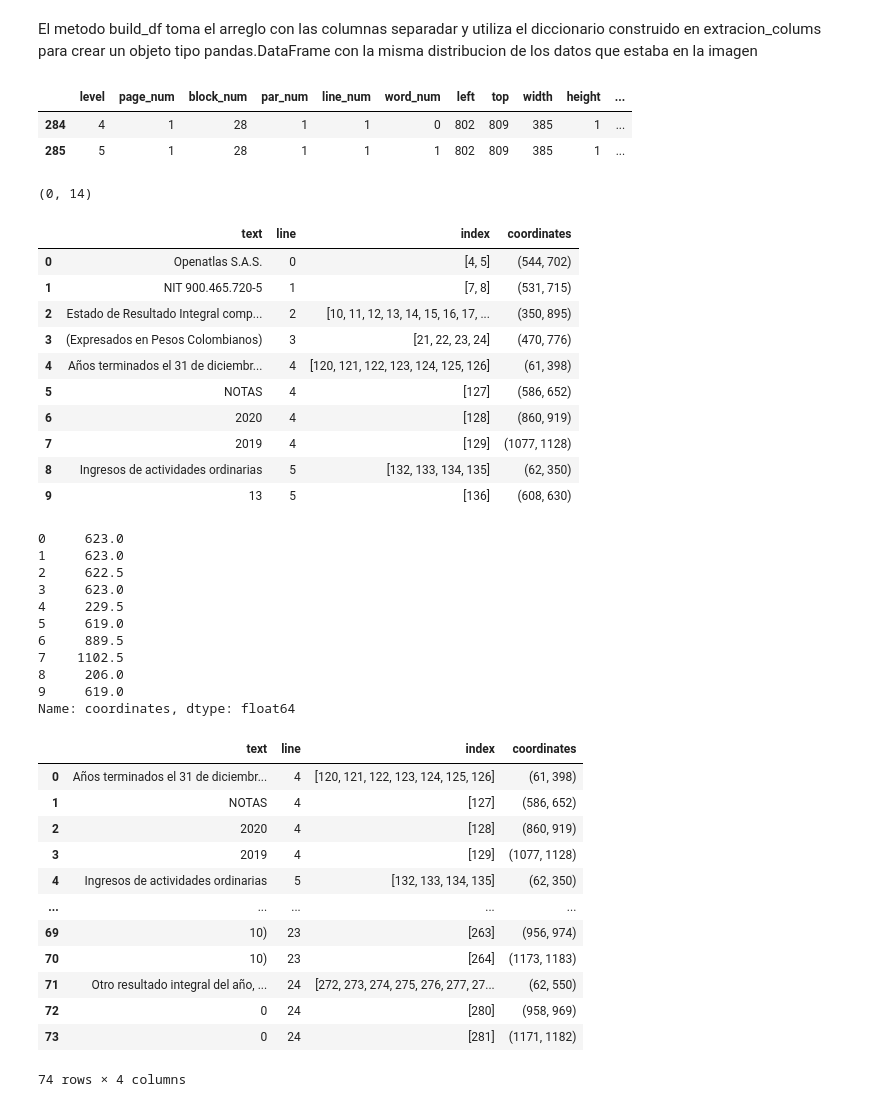
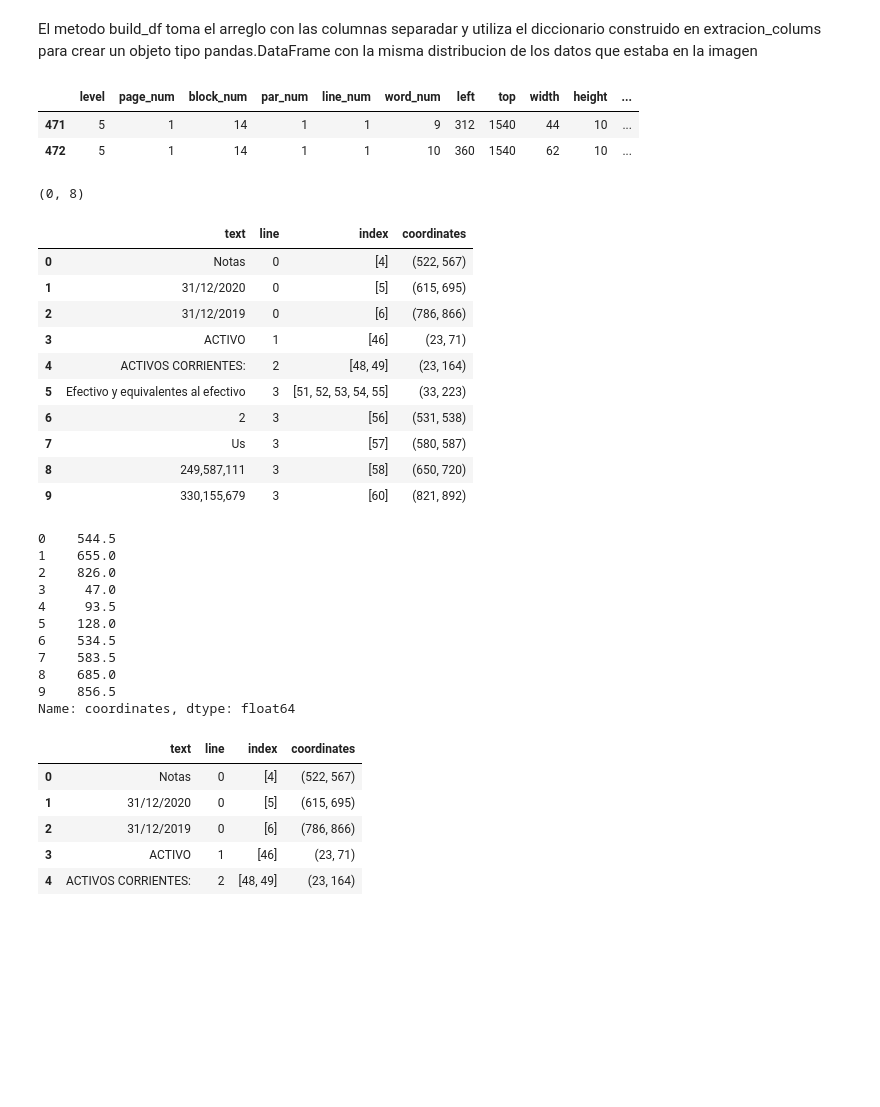
Before and after one commit to EdissonPO/desarrollo_reto, a Jupyter notebook: dataFrame.ipynb, the cells around one changed output. Saved outputs shown, nothing was run; the diff lists cells and outputs as text; code cells hidden in the pictures; blank space fills up the shorter version.

```diff
--- a/dataFrame.ipynb
+++ b/dataFrame.ipynb
@@ -461,7 +461,7 @@ def del_headEnd(df):
 # %%
 #main
 #path = r'./reto/1.PNG'
-path = r'.\reto\2.PNG'
+path = r'.\reto\14.PNG'
 image = cv2.imread(path)
 gray = get_grayscale(image)
 th = thresholding(gray)
@@ -476,8 +476,8 @@ data = pytesseract.image_to_data(img, lang= 'eng+spa', config=custom_config, out
 pd.DataFrame(data).tail(2)
 # %% [output]
 |  | level | page_num | block_num | par_num | line_num | word_num | left | top | width | height | ... |
-| 284 | 4 | 1 | 28 | 1 | 1 | 0 | 802 | 809 | 385 | 1 | ... |
-| 285 | 5 | 1 | 28 | 1 | 1 | 1 | 802 | 809 | 385 | 1 | ... |
+| 471 | 5 | 1 | 14 | 1 | 1 | 9 | 312 | 1540 | 44 | 10 | ... |
+| 472 | 5 | 1 | 14 | 1 | 1 | 10 | 360 | 1540 | 62 | 10 | ... |
 # %%
 indice_words = []
 for i in range(len(data['text'])):
@@ -491,35 +491,35 @@ print(intervalo)
 coordenadas,data_organizer = coordenadas_extraccion(data,indice_words, intervalo)
 df_data_organizer = pd.DataFrame(data_organizer)
 # %% [output]
-(0, 14)
+(0, 8)
 # %%
 df_data_organizer.head(10)
 # %% [output]
 |  | text | line | index | coordinates |
-| 0 | Openatlas S.A.S. | 0 | [4, 5] | (544, 702) |
-| 1 | NIT 900.465.720-5 | 1 | [7, 8] | (531, 715) |
-| 2 | Estado de Resultado Integral comp... | 2 | [10, 11, 12, 13, 14, 15, 16, 17, ... | (350, 895) |
-| 3 | (Expresados en Pesos Colombianos) | 3 | [21, 22, 23, 24] | (470, 776) |
-| 4 | Años terminados el 31 de diciembr... | 4 | [120, 121, 122, 123, 124, 125, 126] | (61, 398) |
-| 5 | NOTAS | 4 | [127] | (586, 652) |
-| 6 | 2020 | 4 | [128] | (860, 919) |
-| 7 | 2019 | 4 | [129] | (1077, 1128) |
-| 8 | Ingresos de actividades ordinarias | 5 | [132, 133, 134, 135] | (62, 350) |
-| 9 | 13 | 5 | [136] | (608, 630) |
+| 0 | Notas | 0 | [4] | (522, 567) |
+| 1 | 31/12/2020 | 0 | [5] | (615, 695) |
+| 2 | 31/12/2019 | 0 | [6] | (786, 866) |
+| 3 | ACTIVO | 1 | [46] | (23, 71) |
+| 4 | ACTIVOS CORRIENTES: | 2 | [48, 49] | (23, 164) |
+| 5 | Efectivo y equivalentes al efectivo | 3 | [51, 52, 53, 54, 55] | (33, 223) |
+| 6 | 2 | 3 | [56] | (531, 538) |
+| 7 | Us | 3 | [57] | (580, 587) |
+| 8 | 249,587,111 | 3 | [58] | (650, 720) |
+| 9 | 330,155,679 | 3 | [60] | (821, 892) |
 # %%
 
 df_data_organizer.loc[:,"coordinates"].apply(lambda x: (x[0]+x[1])/2).head(10)
 # %% [output]
-0     623.0
-1     623.0
-2     622.5
-3     623.0
-4     229.5
-5     619.0
-6     889.5
-7    1102.5
-8     206.0
-9     619.0
+0    544.5
+1    655.0
+2    826.0
+3     47.0
+4     93.5
+5    128.0
+6    534.5
+7    583.5
+8    685.0
+9    856.5
 Name: coordinates, dtype: float64
 # %%
 del_headEnd(df_data_organizer)
@@ -526,19 +539,12 @@ del_headEnd(df_data_organizer)
 # %%
-df_data_organizer
+df_data_organizer.head(5)
 # %% [output]
 |  | text | line | index | coordinates |
-| 0 | Años terminados el 31 de diciembr... | 4 | [120, 121, 122, 123, 124, 125, 126] | (61, 398) |
-| 1 | NOTAS | 4 | [127] | (586, 652) |
-| 2 | 2020 | 4 | [128] | (860, 919) |
-| 3 | 2019 | 4 | [129] | (1077, 1128) |
-| 4 | Ingresos de actividades ordinarias | 5 | [132, 133, 134, 135] | (62, 350) |
-| ... | ... | ... | ... | ... |
-| 69 | 10) | 23 | [263] | (956, 974) |
-| 70 | 10) | 23 | [264] | (1173, 1183) |
-| 71 | Otro resultado integral del año, ... | 24 | [272, 273, 274, 275, 276, 277, 27... | (62, 550) |
-| 72 | 0 | 24 | [280] | (958, 969) |
-| 73 | 0 | 24 | [281] | (1171, 1182) |
+| 0 | Notas | 0 | [4] | (522, 567) |
+| 1 | 31/12/2020 | 0 | [5] | (615, 695) |
+| 2 | 31/12/2019 | 0 | [6] | (786, 866) |
+| 3 | ACTIVO | 1 | [46] | (23, 71) |
+| 4 | ACTIVOS CORRIENTES: | 2 | [48, 49] | (23, 164) |
-74 rows × 4 columns
 # %%
 
 
```
Also changed, not shown: parts of 7 cells of this notebook.
